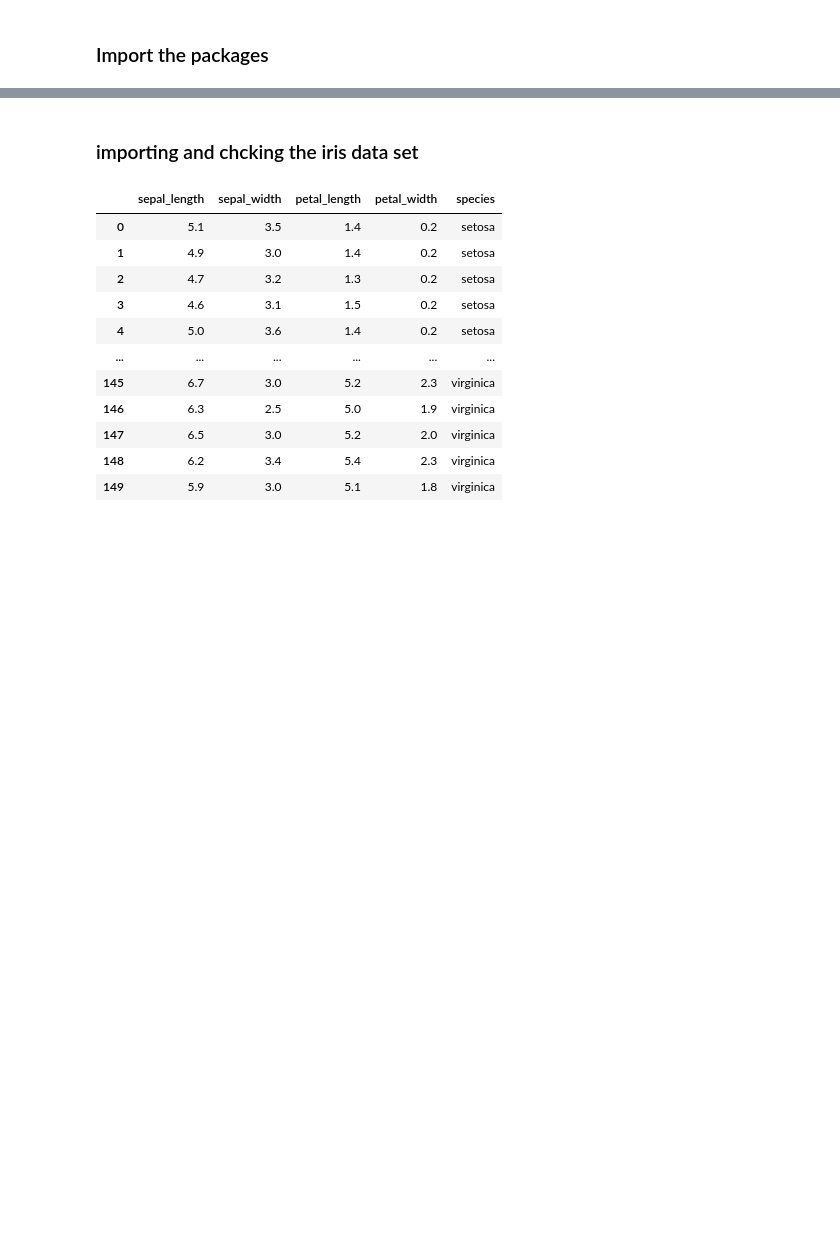
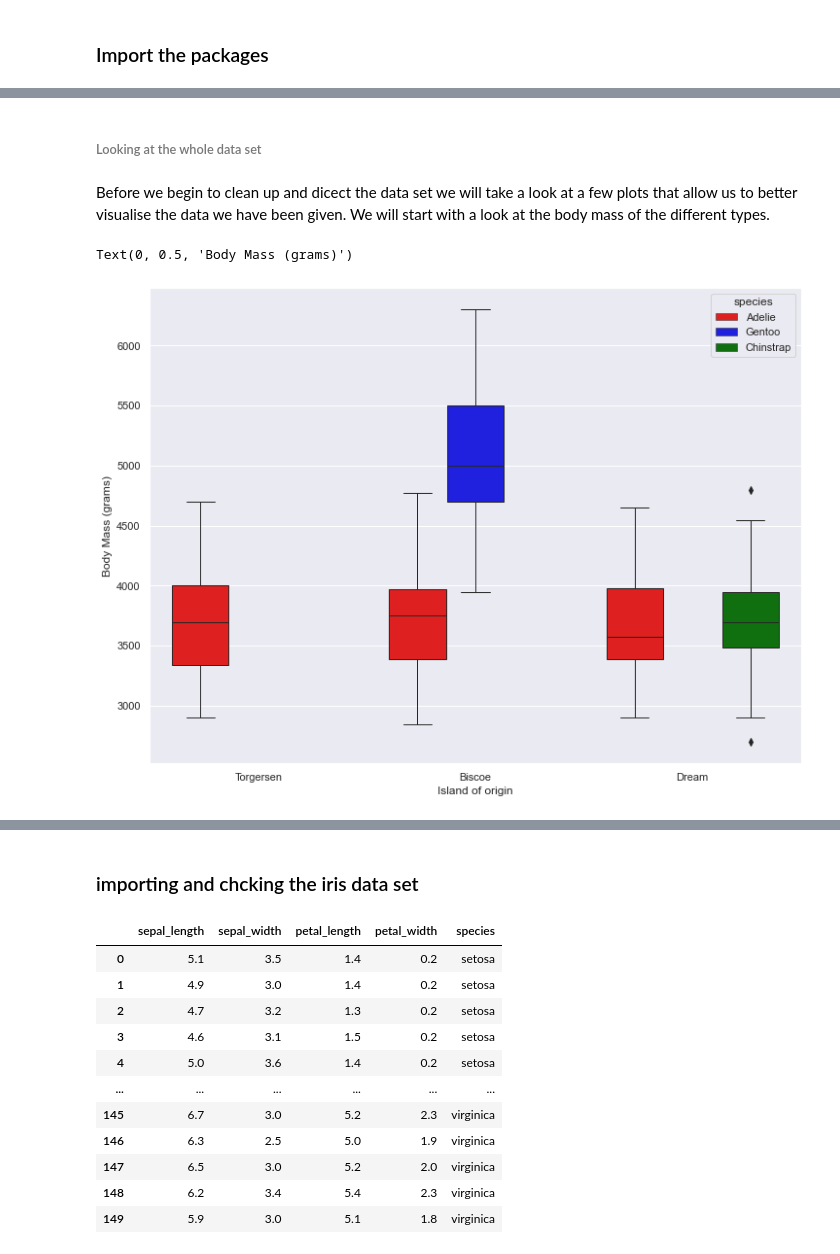
Before and after one commit to Jonathangmit/Machine-learning-and-statistics, a Jupyter notebook: scikit-learn.ipynb, the cells around one changed output, grey strips where cells are left out. Cells and saved outputs as stored; diff of their text form; code cells hidden in the pictures; blank space fills up the shorter version.

Commit message:
Using the penguins data set , doing preliminary investigations of the set before using algorithm(s)

```diff
--- a/scikit-learn.ipynb
+++ b/scikit-learn.ipynb
@@ -18,0 +62,5 @@ plt.style.use('ggplot')
+# %%
+sns.set_style('whitegrid')
+penguins = load_penguins()
+# displaying the origional data set
+penguins
@@ -18,0 +81,18 @@ plt.style.use('ggplot')
+# %% [markdown]
+###### Looking at the whole data set
+# %% [markdown]
+Before we begin to clean up and dicect the data set we will take a look at a few plots that allow us to better visualise the data we have been given. We will start with a look at the body mass of the different types.
+# %%
+# setting up a box plot to display body mass, location and species
+sns.set(rc={'figure.figsize':(12,9)})
+g = sns.boxplot(x = 'island',
+            y ='body_mass_g',
+            hue = 'species',
+            data = penguins,
+            palette=['red','blue','green'],
+            linewidth=1)
+g.set_xlabel('Island of origin')
+g.set_ylabel('Body Mass (grams)')
+# %% [output]
+Text(0, 0.5, 'Body Mass (grams)')
+[figure, added]
```
Also changed, not shown: parts of 20 cells of this notebook, 1 other file.
